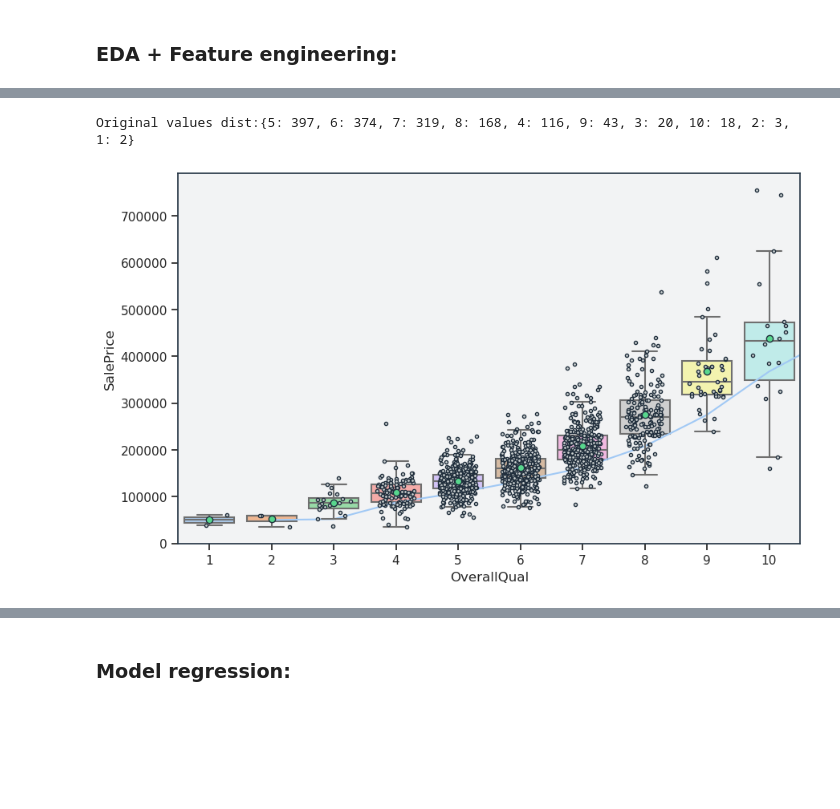
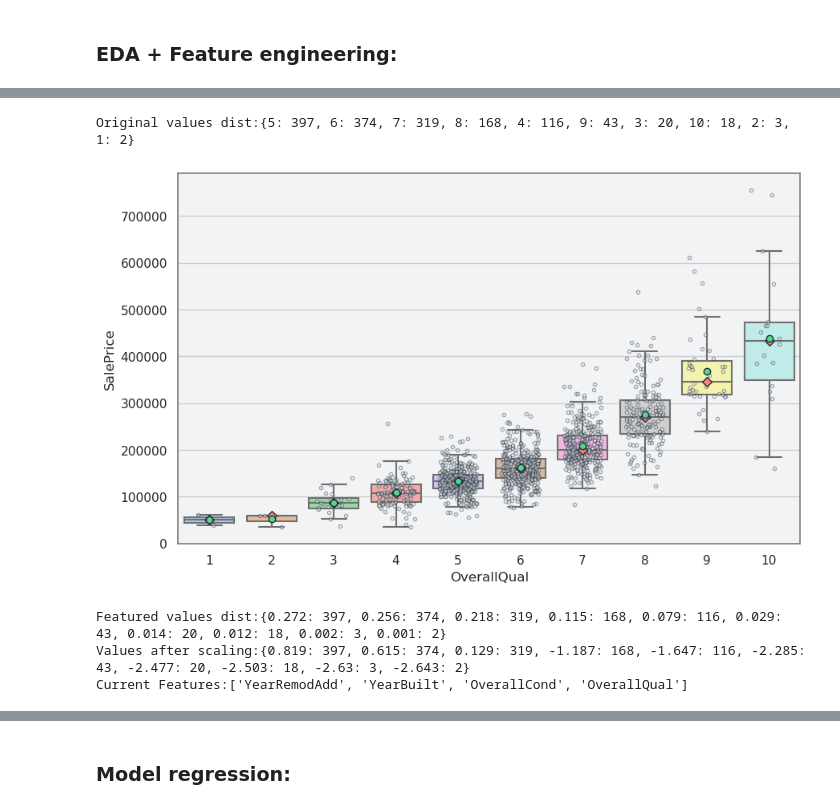
Before and after one commit to sagi778/house_prices_advance_regression_techniques, a Jupyter notebook: house_prices_advanced_regression.ipynb, the cells around one changed output, grey strips where cells are left out. Drawn from its saved outputs; the diff is of its cells as text; code cells hidden in the pictures; blank space fills up the shorter version.

```diff
--- a/house_prices_advanced_regression.ipynb
+++ b/house_prices_advanced_regression.ipynb
@@ -55,15 +55,14 @@ memory usage: 924.0+ KB
 ### EDA + Feature engineering:
 # %%
 def graph_boxplot(data:pd.DataFrame(),x:str,y:str):
-    sns.set_theme(style="ticks", palette="pastel")
+    sns.set_theme(palette="pastel")
     data = data[[x,y]].dropna().reset_index()
     sum = data.groupby(x)[y].agg(['mean','median']).to_dict()
     plt.figure(figsize=(len(sum['mean'].keys()), 6))
-    sns.set_style(rc = {'axes.facecolor': '#F2F3F4','axes.edgecolor': '#273746'})
+    sns.set_style(style='whitegrid',rc = {'axes.facecolor':'#F2F3F4','axes.edgecolor':'grey'})
 
-    #sns.lineplot(x=sum['mean'].keys(),y=sum['mean'].values(),color='#58D68D')
     sns.boxplot(data=data,x=x,y=y,fliersize=0,width=0.8)
-    sns.stripplot(data=data,x=x,y=y,size=3,jitter=0.3,color='white',edgecolor='#212F3D',linewidth=1)
+    sns.stripplot(data=data,x=x,y=y,size=3,jitter=0.3,color='white',edgecolor='#212F3D',linewidth=1,alpha=0.4)
     sns.stripplot(x=sum['median'].keys(),y=sum['median'].values(),color='#FA8072',edgecolor='#212F3D',legend=False,size=6,linewidth=1,marker='D')
     sns.stripplot(x=sum['mean'].keys(),y=sum['mean'].values(),color='#58D68D',edgecolor='#212F3D',legend=False,size=6,linewidth=1,marker='o')
 
@@ -87,0 +85,5 @@ Original values dist:{2006: 67, 2005: 64, 2004: 54, 2007: 49, 2003: 45, 1976: 33
+# %%
+COLUMN = 'YearRemodAdd'
+sns.lineplot(data=df,x=COLUMN,y='SalePrice')
+X.append(COLUMN)
+print(f'Current Features:{X}')
@@ -87,0 +93,9 @@ Original values dist:{2006: 67, 2005: 64, 2004: 54, 2007: 49, 2003: 45, 1976: 33
+# %%
+COLUMN = 'YearBuilt'
+data = df
+x = COLUMN
+y= 'SalePrice'
+print(f"Original values dist: range = {df[COLUMN].min()} to {df[COLUMN].max()}")
+sns.lineplot(data=df,x=COLUMN,y='SalePrice')
+X.append(COLUMN)
+print(f'Current Features:{X}')
@@ -115,17 +123,20 @@ sns.stripplot(x=sum.keys(),y=sum.values(),color='#58D68D',edgecolor='#212F3D',le
 # %%
 COLUMN = 'OverallQual'
 print(f"Original values dist:{df[COLUMN].value_counts().to_dict()}")
 graph_boxplot(data=df,x=COLUMN,y='SalePrice')
 
-#df[COLUMN] = [round(len(df[df[COLUMN]==val])/len(df),3) for val in df[COLUMN]]
-#print(f"Featured values dist:{df[COLUMN].value_counts().to_dict()}")
-#df[COLUMN] = np.round((df[COLUMN] - df[COLUMN].mean())/df[COLUMN].std(),3)
-#print(f"Values after scaling:{df[COLUMN].value_counts().to_dict()}")
-#X.append(COLUMN)
-#print(f'Current Features:{X}')
+df[COLUMN] = [round(len(df[df[COLUMN]==val])/len(df),3) for val in df[COLUMN]]
+print(f"Featured values dist:{df[COLUMN].value_counts().to_dict()}")
+df[COLUMN] = np.round((df[COLUMN] - df[COLUMN].mean())/df[COLUMN].std(),3)
+print(f"Values after scaling:{df[COLUMN].value_counts().to_dict()}")
+X.append(COLUMN)
+print(f'Current Features:{X}')
 # %% [output]
 Original values dist:{5: 397, 6: 374, 7: 319, 8: 168, 4: 116, 9: 43, 3: 20, 10: 18, 2: 3, 1: 2}
-[figure, old version]
+[figure, new version]
+Featured values dist:{0.272: 397, 0.256: 374, 0.218: 319, 0.115: 168, 0.079: 116, 0.029: 43, 0.014: 20, 0.012: 18, 0.002: 3, 0.001: 2}
+Values after scaling:{0.819: 397, 0.615: 374, 0.129: 319, -1.187: 168, -1.647: 116, -2.285: 43, -2.477: 20, -2.503: 18, -2.63: 3, -2.643: 2}
+Current Features:['YearRemodAdd', 'YearBuilt', 'OverallCond', 'OverallQual']
 # %%
 COLUMN = 'HouseStyle'
 print(f"Original values dist:{df[COLUMN].value_counts().to_dict()}")
```
Also changed, not shown: parts of 26 cells of this notebook.
